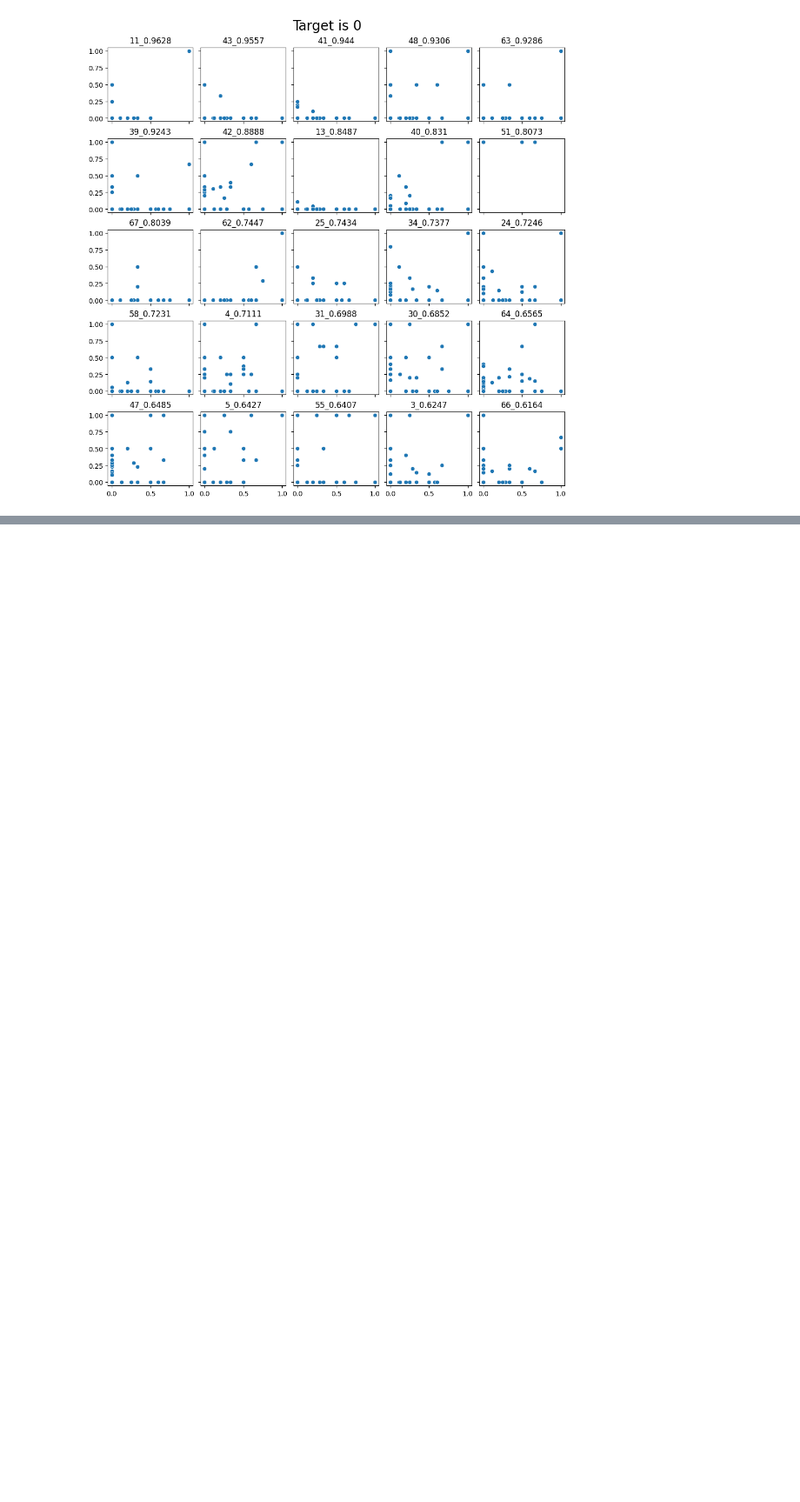
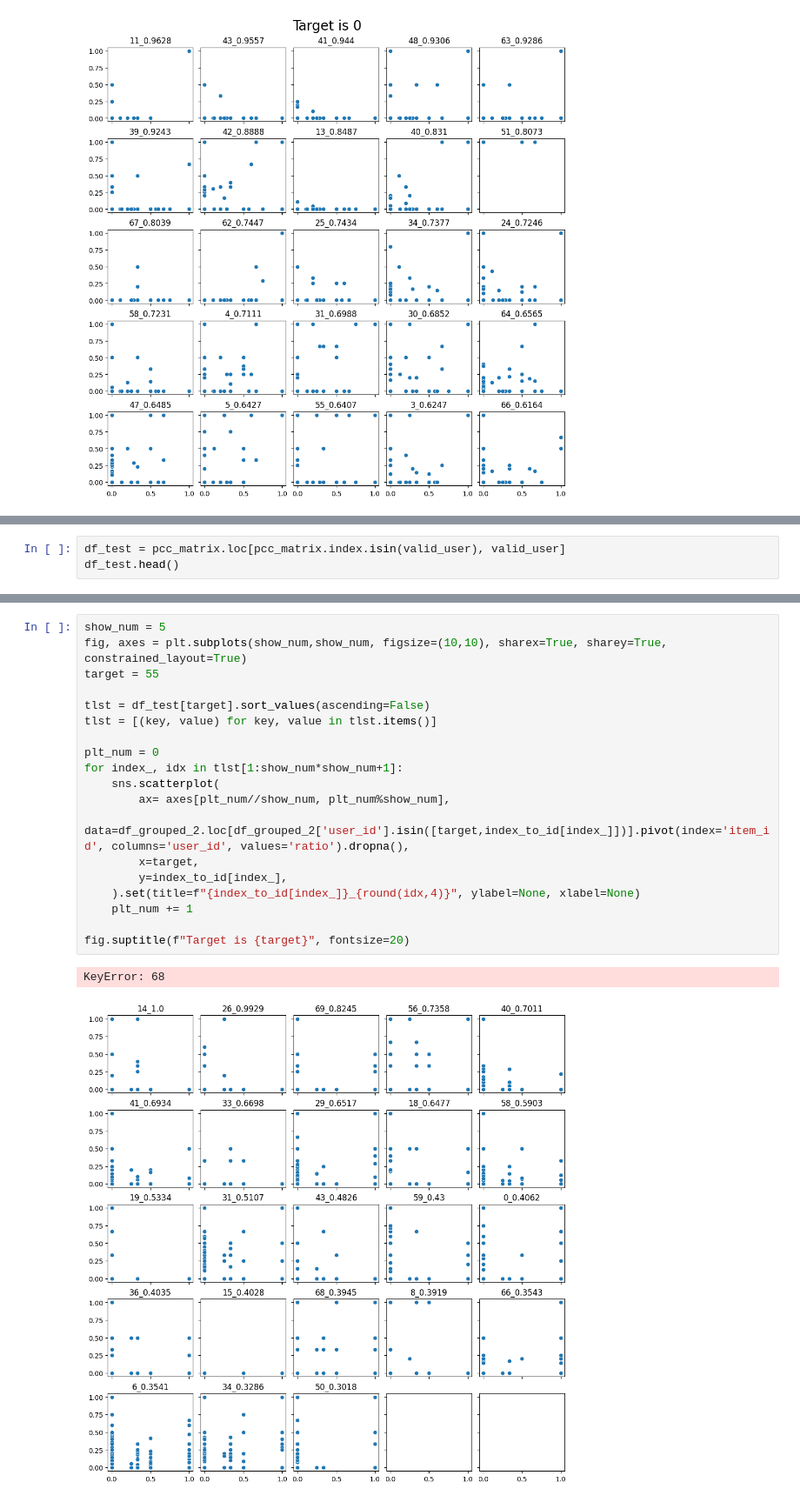
Before and after one commit to csLee94/project_notebook, a Jupyter notebook: collaborative_filtering/notebooks/get_eda.ipynb, the cells around one changed output, grey strips where cells are left out. Shown at 87% size. Drawn from its saved outputs; the diff is of its cells as text; blank space fills up the shorter version.

```diff
--- a/collaborative_filtering/notebooks/get_eda.ipynb
+++ b/collaborative_filtering/notebooks/get_eda.ipynb
@@ -246,0 +310,3 @@ Text(0.5, 0.98, 'Target is 0')
+# %%
+df_test = pcc_matrix.loc[pcc_matrix.index.isin(valid_user), valid_user]
+df_test.head()
@@ -246,0 +322,22 @@ Text(0.5, 0.98, 'Target is 0')
+# %%
+show_num = 5
+fig, axes = plt.subplots(show_num,show_num, figsize=(10,10), sharex=True, sharey=True, constrained_layout=True)
+target = 55
+
+tlst = df_test[target].sort_values(ascending=False)
+tlst = [(key, value) for key, value in tlst.items()]
+
+plt_num = 0
+for index_, idx in tlst[1:show_num*show_num+1]:
+    sns.scatterplot(
+        ax= axes[plt_num//show_num, plt_num%show_num],
+        data=df_grouped_2.loc[df_grouped_2['user_id'].isin([target,index_to_id[index_]])].pivot(index='item_id', columns='user_id', values='ratio').dropna(),
+        x=target,
+        y=index_to_id[index_],
+    ).set(title=f"{index_to_id[index_]}_{round(idx,4)}", ylabel=None, xlabel=None)
+    plt_num += 1
+
+fig.suptitle(f"Target is {target}", fontsize=20)
+# %% [output]
+KeyError: 68
+[figure, added]
```
Also changed, not shown: parts of 11 cells of this notebook.
